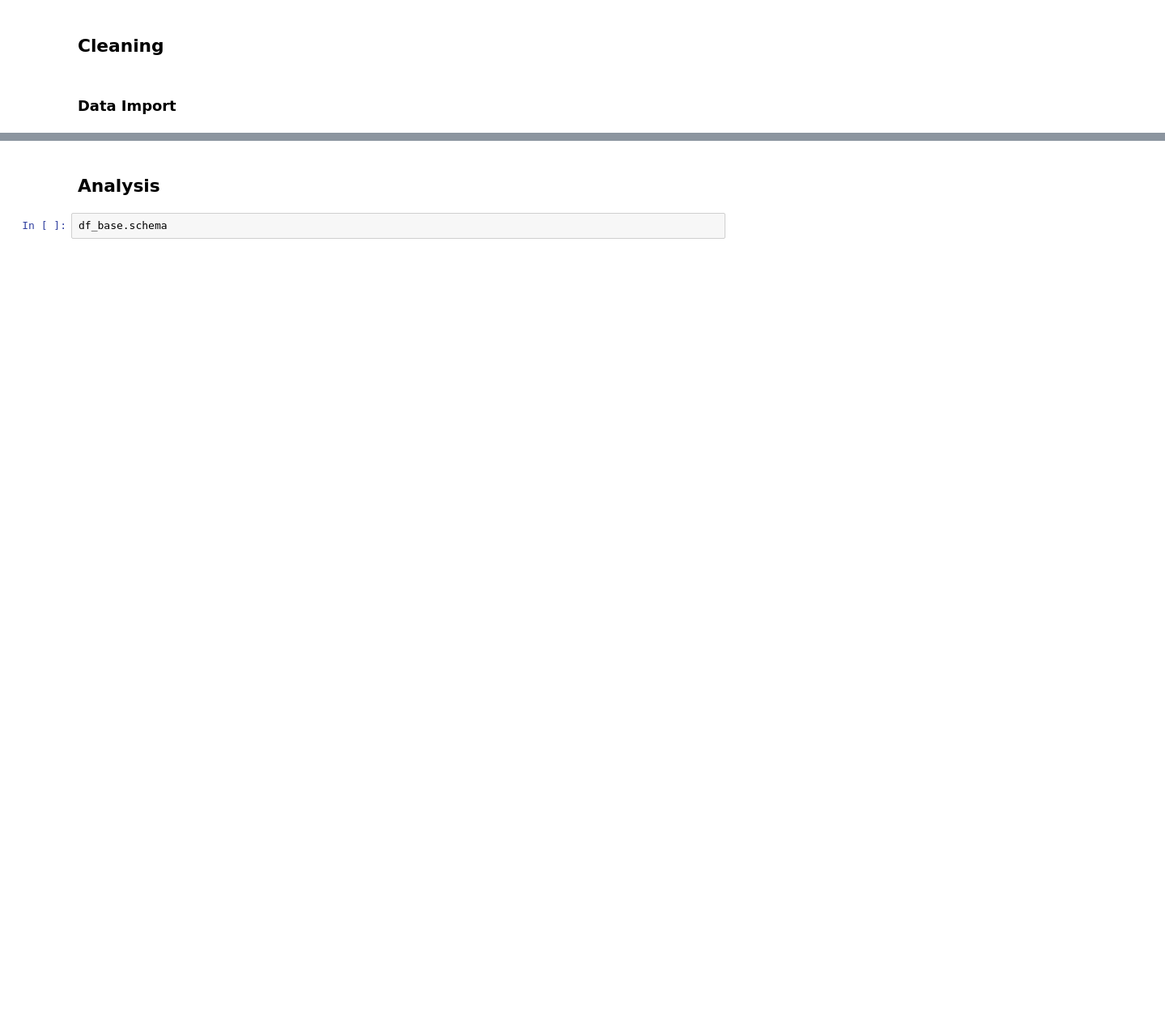
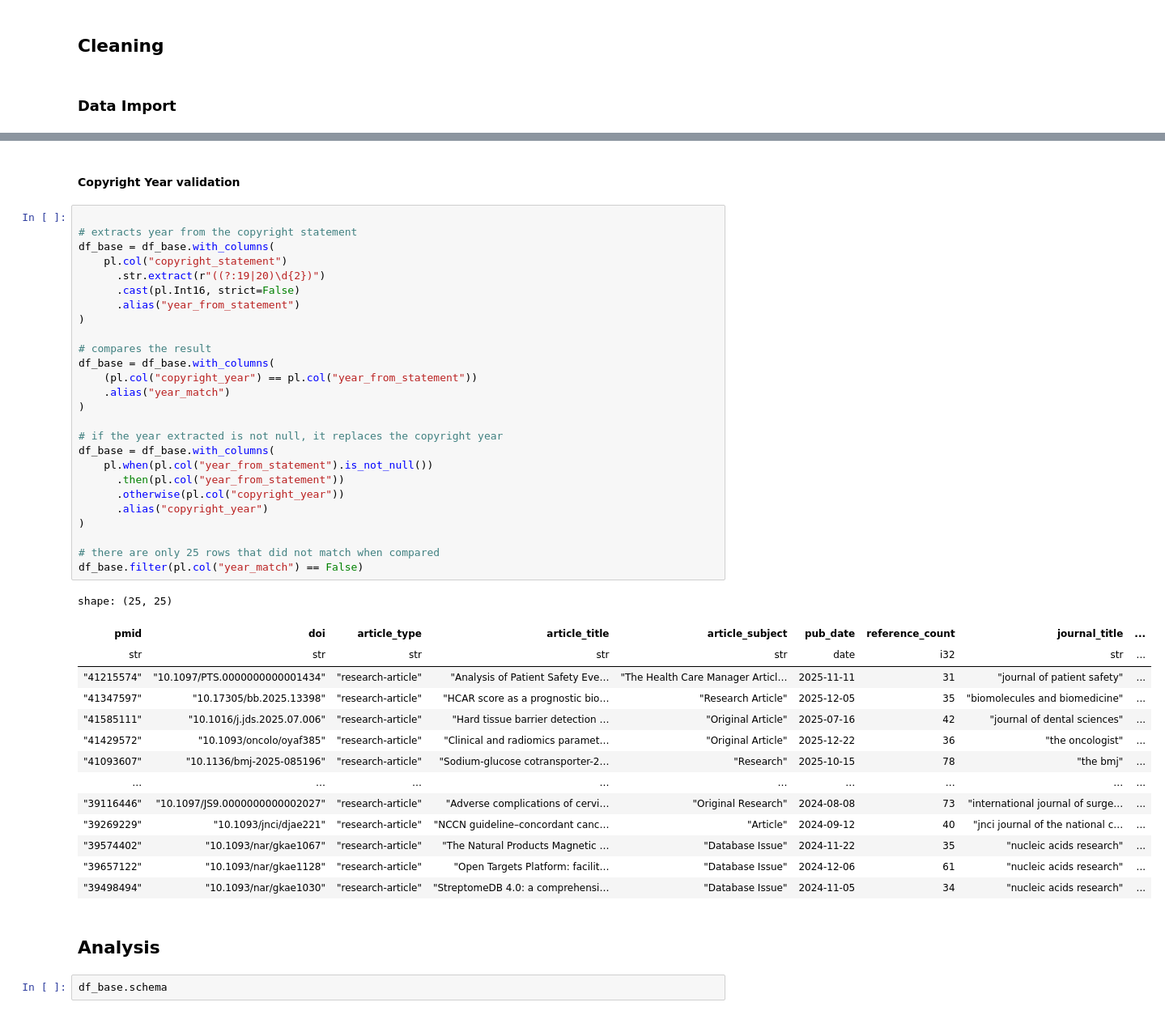
Before and after one commit to mflan826/reproducr, a Jupyter notebook: data-analytics.ipynb, the cells around one changed output, grey strips where cells are left out. Shown at 81% size. Saved outputs shown, nothing was run; the diff lists cells and outputs as text; blank space fills up the shorter version.

Commit message:
copyright year validation

```diff
--- a/data-analytics.ipynb
+++ b/data-analytics.ipynb
@@ -117,3 +164,46 @@ cols_with_null_info
+# %% [markdown]
+#### Copyright Year validation
+# %%
+
+# extracts year from the copyright statement
+df_base = df_base.with_columns(
+    pl.col("copyright_statement")
+      .str.extract(r"((?:19|20)\d{2})")
+      .cast(pl.Int16, strict=False)
+      .alias("year_from_statement")
+)
+
+# compares the result
+df_base = df_base.with_columns(
+    (pl.col("copyright_year") == pl.col("year_from_statement"))
+    .alias("year_match")
+)
+
+# if the year extracted is not null, it replaces the copyright year
+df_base = df_base.with_columns(
+    pl.when(pl.col("year_from_statement").is_not_null())
+      .then(pl.col("year_from_statement"))
+      .otherwise(pl.col("copyright_year"))
+      .alias("copyright_year")
+)
+
+# there are only 25 rows that did not match when compared
+df_base.filter(pl.col("year_match") == False)
+# %% [output]
+shape: (25, 25)
+| pmid | doi | article_type | article_title | article_subject | pub_date | reference_count | journal_title | ... |
+| str | str | str | str | str | date | i32 | str | ... |
+| "41215574" | "10.1097/PTS.0000000000001434" | "research-article" | "Analysis of Patient Safety Eve… | "The Health Care Manager Articl… | 2025-11-11 | 31 | "journal of patient safety" | ... |
+| "41347597" | "10.17305/bb.2025.13398" | "research-article" | "HCAR score as a prognostic bio… | "Research Article" | 2025-12-05 | 35 | "biomolecules and biomedicine" | ... |
+| "41585111" | "10.1016/j.jds.2025.07.006" | "research-article" | "Hard tissue barrier detection … | "Original Article" | 2025-07-16 | 42 | "journal of dental sciences" | ... |
+| "41429572" | "10.1093/oncolo/oyaf385" | "research-article" | "Clinical and radiomics paramet… | "Original Article" | 2025-12-22 | 36 | "the oncologist" | ... |
+| "41093607" | "10.1136/bmj-2025-085196" | "research-article" | "Sodium-glucose cotransporter-2… | "Research" | 2025-10-15 | 78 | "the bmj" | ... |
+| … | … | … | … | … | … | … | … | ... |
+| "39116446" | "10.1097/JS9.0000000000002027" | "research-article" | "Adverse complications of cervi… | "Original Research" | 2024-08-08 | 73 | "international journal of surge… | ... |
+| "39269229" | "10.1093/jnci/djae221" | "research-article" | "NCCN guideline–concordant canc… | "Article" | 2024-09-12 | 40 | "jnci journal of the national c… | ... |
+| "39574402" | "10.1093/nar/gkae1067" | "research-article" | "The Natural Products Magnetic … | "Database Issue" | 2024-11-22 | 35 | "nucleic acids research" | ... |
+| "39657122" | "10.1093/nar/gkae1128" | "research-article" | "Open Targets Platform: facilit… | "Database Issue" | 2024-12-06 | 61 | "nucleic acids research" | ... |
+| "39498494" | "10.1093/nar/gkae1030" | "research-article" | "StreptomeDB 4.0: a comprehensi… | "Database Issue" | 2024-11-05 | 34 | "nucleic acids research" | ... |
 # %% [markdown]
 ## Analysis
 # %%
```
Also changed, not shown: parts of 17 cells of this notebook.
